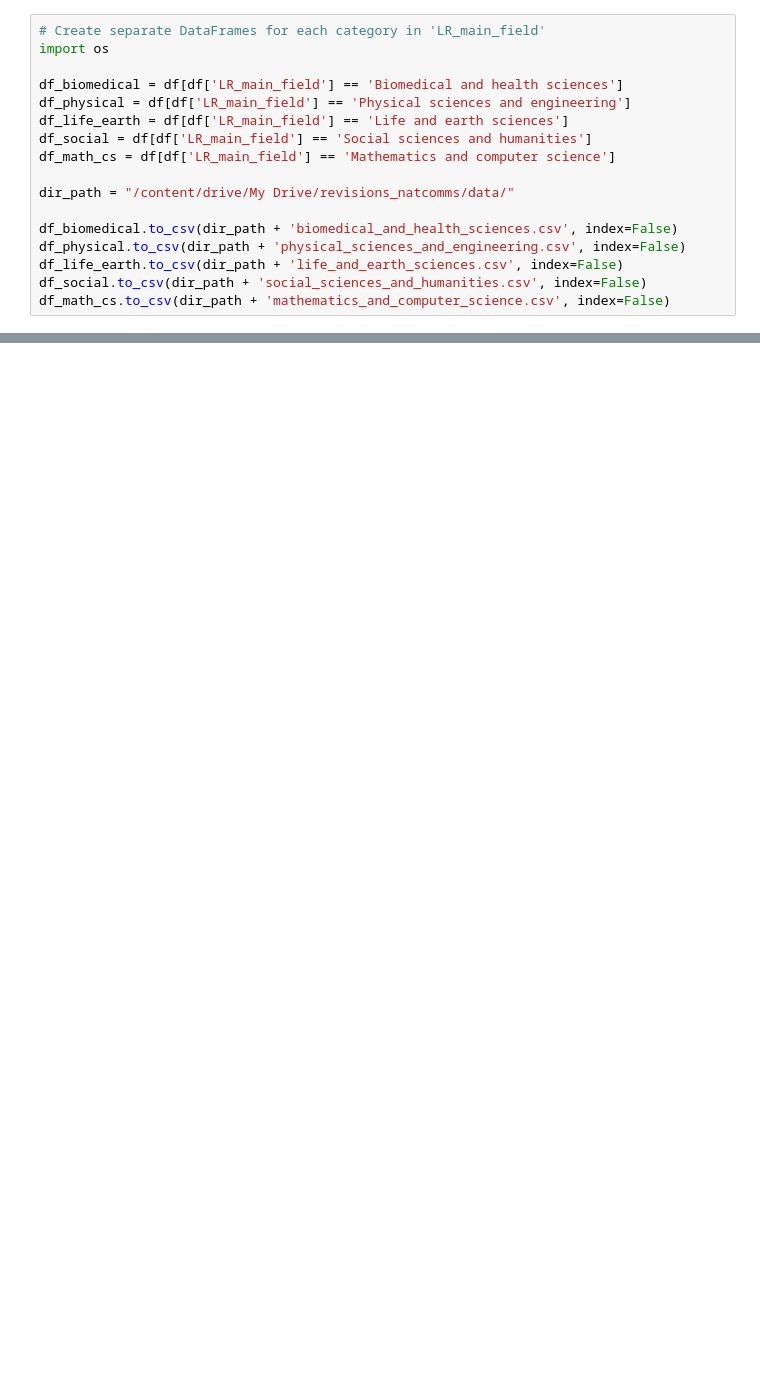
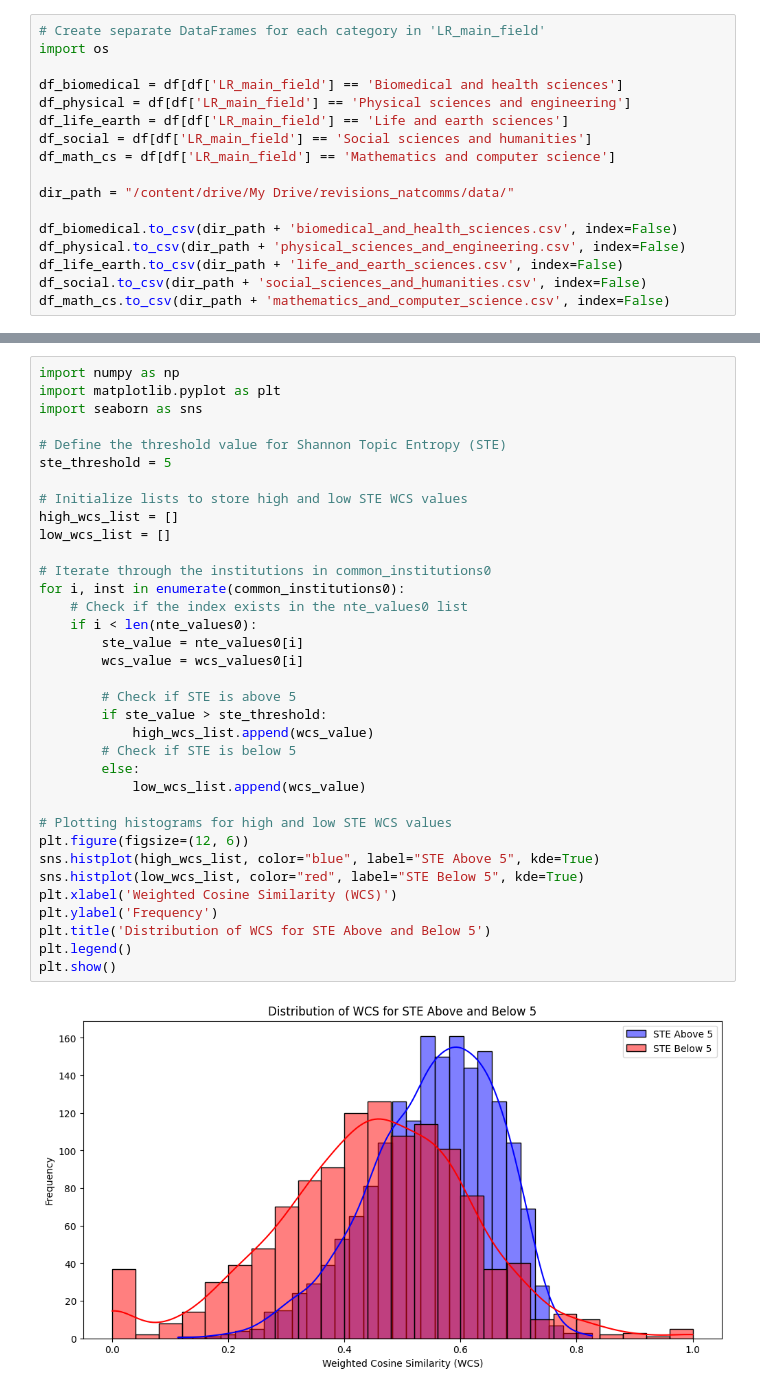
Before and after one commit to MarciaFG/alignment, a Jupyter notebook: 12172023_Cosine.ipynb, the cells around one changed output, grey strips where cells are left out. Drawn from its saved outputs; the diff is of its cells as text; blank space fills up the shorter version.

```diff
--- a/12172023_Cosine.ipynb
+++ b/12172023_Cosine.ipynb
@@ -224,0 +491,37 @@ cs = [dot(M_out_is[i, :], M_res_is[i, :])/(norm((M_out_is[i, :])*norm(M_res_is[i
+# %%
+import numpy as np
+import matplotlib.pyplot as plt
+import seaborn as sns
+
+# Define the threshold value for Shannon Topic Entropy (STE)
+ste_threshold = 5
+
+# Initialize lists to store high and low STE WCS values
+high_wcs_list = []
+low_wcs_list = []
+
+# Iterate through the institutions in common_institutions0
+for i, inst in enumerate(common_institutions0):
+    # Check if the index exists in the nte_values0 list
+    if i < len(nte_values0):
+        ste_value = nte_values0[i]
+        wcs_value = wcs_values0[i]
+
+        # Check if STE is above 5
+        if ste_value > ste_threshold:
+            high_wcs_list.append(wcs_value)
+        # Check if STE is below 5
+        else:
+            low_wcs_list.append(wcs_value)
+
+# Plotting histograms for high and low STE WCS values
+plt.figure(figsize=(12, 6))
+sns.histplot(high_wcs_list, color="blue", label="STE Above 5", kde=True)
+sns.histplot(low_wcs_list, color="red", label="STE Below 5", kde=True)
+plt.xlabel('Weighted Cosine Similarity (WCS)')
+plt.ylabel('Frequency')
+plt.title('Distribution of WCS for STE Above and Below 5')
+plt.legend()
+plt.show()
+# %% [output]
+[figure, added]
```
Also changed, not shown: parts of 23 cells of this notebook.
